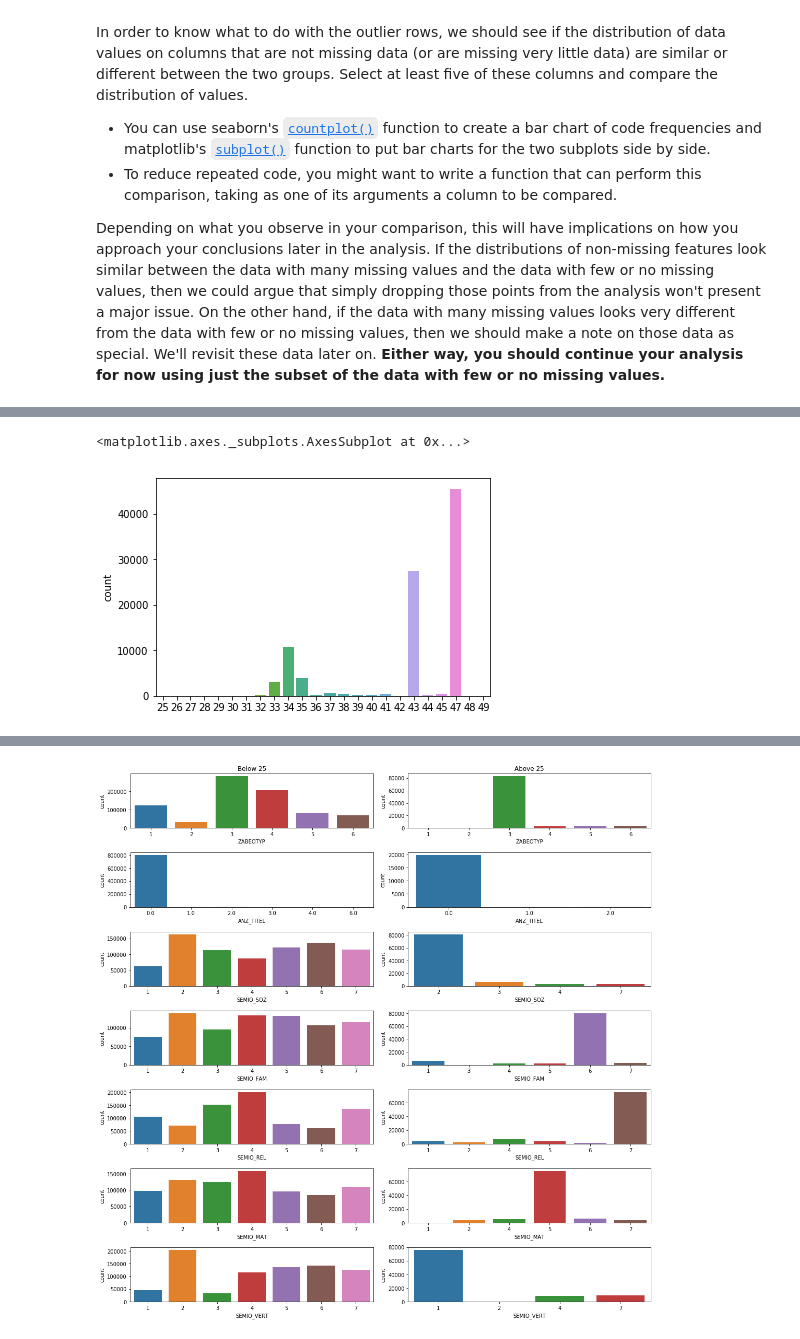
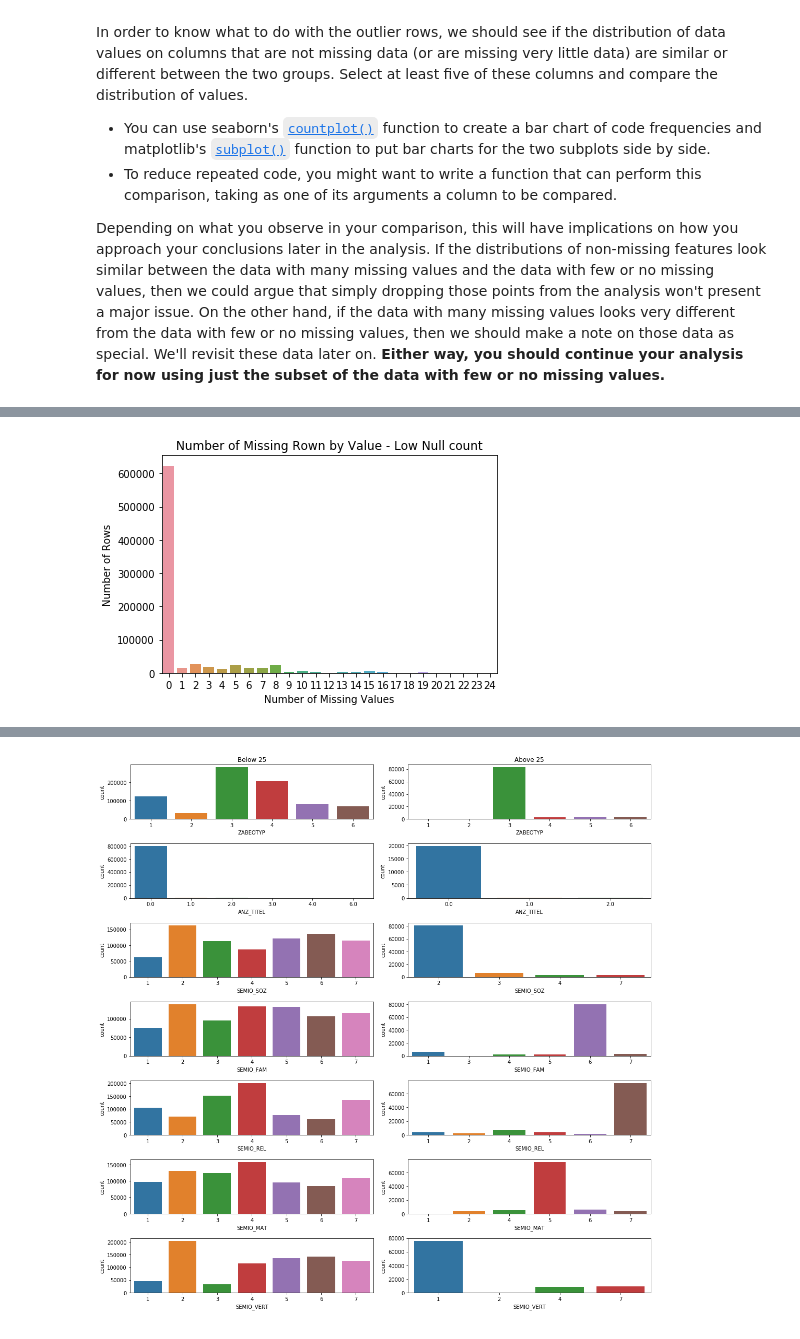
Before and after one commit to analia-barragan/Identify_Customer_Segments, a Jupyter notebook: Identify_Customer_Segments.ipynb, the cells around one changed output, grey strips where cells are left out. Cells and saved outputs as stored; diff of their text form; code cells hidden in the pictures.

```diff
--- a/Identify_Customer_Segments.ipynb
+++ b/Identify_Customer_Segments.ipynb
@@ -429,5 +446,7 @@ sns.countplot(azdias_low_null_count.isnull().sum(axis =1))
-# %%
-sns.countplot(azdias_high_null_count.isnull().sum(axis =1))
-# %% [output]
-<matplotlib.axes._subplots.AxesSubplot at 0x...>
-[figure, removed]
+# %%
+sns.countplot(azdias_low_null_count.isnull().sum(axis =1));
+plt.xlabel('Number of Missing Values')
+plt.ylabel('Number of Rows')
+plt.title('Number of Missing Rown by Value - Low Null count');
+# %% [output]
+[figure, added]
```
Also changed, not shown: parts of 75 cells of this notebook.
